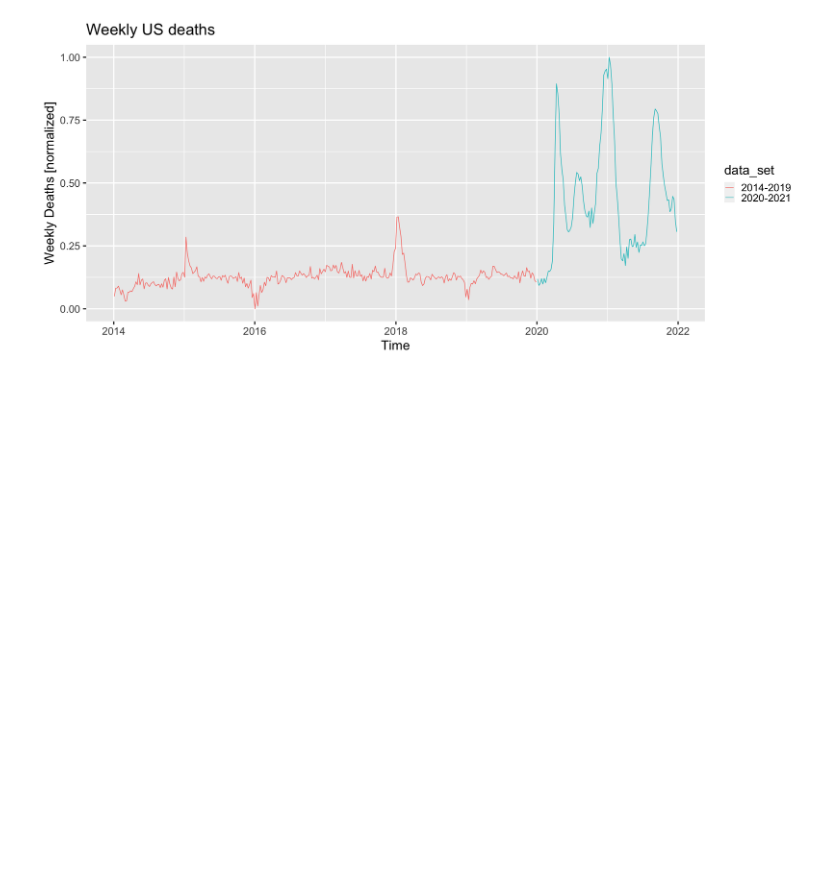
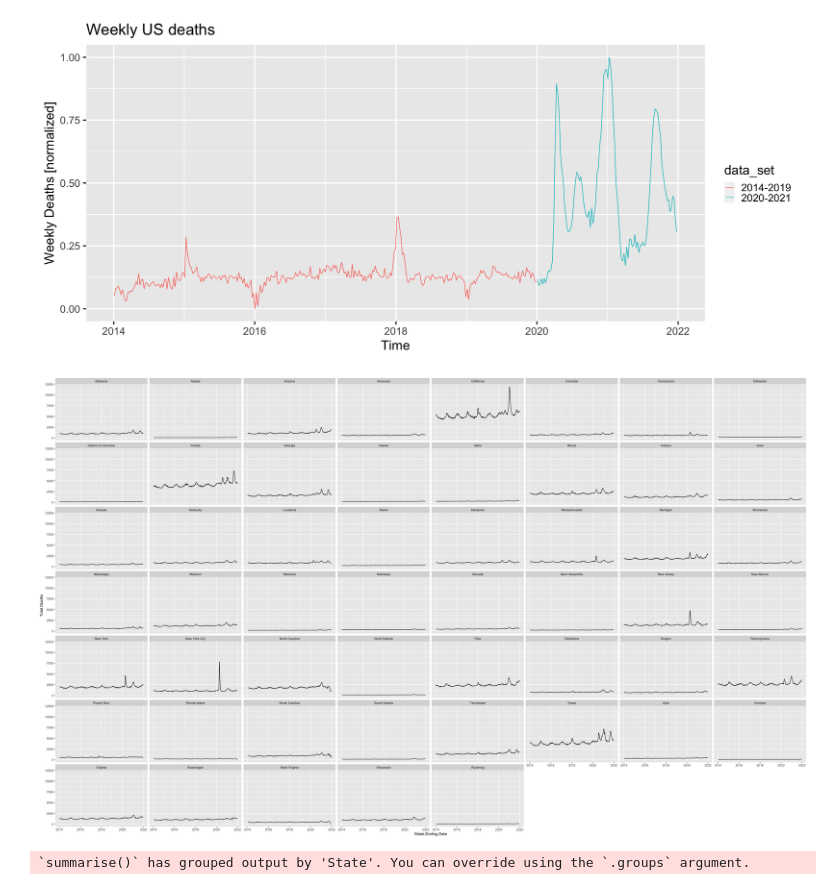
Before and after one commit to matzhaugen/mortality, a Jupyter notebook: notebooks/analysis.ipynb, the cells around one changed output. Drawn from its saved outputs; the diff is of its cells as text; code cells hidden in the pictures; blank space fills up the shorter version.

Commit message:
update analysis

```diff
--- a/notebooks/analysis.ipynb
+++ b/notebooks/analysis.ipynb
@@ -149,3 +148,43 @@ theme_gray(base_size = 22) +
 labs(x = "Time", y = "Weekly Deaths [normalized]", title="Weekly US deaths")
 # %% [output]
 [figure]
+# %%
+######################
+# Statewide analysis #
+######################
+# Here we show the following
+# 1. Raw statewide death counts
+# 2. Normalized statewide death counts
+# 3. Relative contribution from each state
+# California	0.12407822
+# `New York City`	0.11347172
+# Florida	0.06615664
+# Texas	0.06427249
+us_death = read.csv(file="../data//Provisional_COVID-19_Death_Counts_by_Week_Ending_Date_and_State.csv")
+us_death$Week.Ending.Date = mdy(us_death$Week.Ending.Date)
+us_death = us_death[year(us_death$Week.Ending.Date) < 2022, ]
+us_death = us_death[!is.na(us_death$Total.Deaths) & !is.na(us_death$Week.Ending.Date), ]
+
+# Read data from 2014-2019
+us_death_old = read.csv("../data/Weekly_Counts_of_Deaths_by_State_and_Select_Causes__2014-2019.csv")
+us_death_old$Week.Ending.Date = mdy(us_death_old$Week.Ending.Date)
+us_death_old = us_death_old[!is.na(us_death_old$All..Cause) & !is.na(us_death_old$Week.Ending.Date), ]
+us_death_old$Total.Deaths = us_death_old$All..Cause
+us_death_old$data_set = "2014-2019"
+us_death$data_set = "2020-2021"
+us_death_old$State = us_death_old$Jurisdiction.of.Occurrence
+us_death_all = rbind(us_death_old[,c("Week.Ending.Date", "Total.Deaths", "data_set", "MMWR.Week", "State")],
+                                  us_death[,c("Week.Ending.Date", "Total.Deaths", "data_set", "MMWR.Week", "State")])
+# %%
+# Plot raw death counts for each state
+options(repr.plot.width=30, repr.plot.height=18)
+c = ggplot(us_death_all[us_death_all$State != "United States",], aes(Week.Ending.Date, Total.Deaths))
+c + facet_wrap(~as.factor(State)) + geom_line()
+# %% [output]
+[figure, added]
+# %%
+state_normalized = us_death_all %>% group_by(State) %>% summarise(data_set=data_set,
+                                                                  Week.Ending.Date = Week.Ending.Date,
+                                                                  norm = (Total.Deaths - min(Total.Deaths)) / (max(Total.Deaths) - min(Total.Deaths)))
+# %% [output]
+`summarise()` has grouped output by 'State'. You can override using the `.groups` argument.
```
Also changed, not shown: parts of 6 cells of this notebook.
